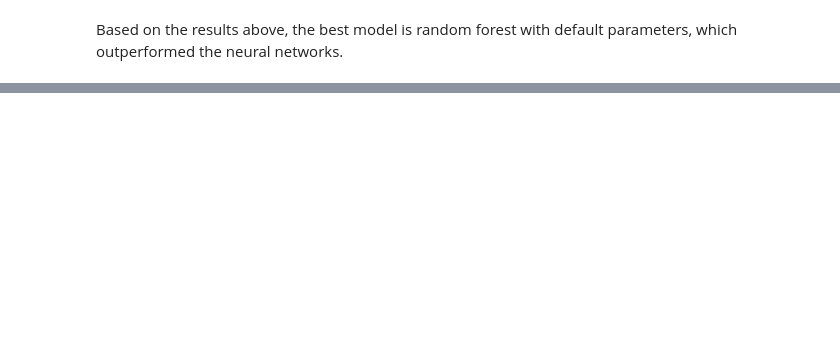
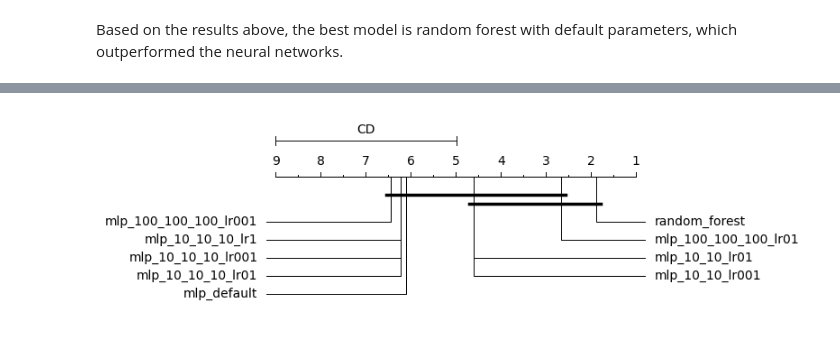
Before and after one commit to yuenherny/kl-house-price-forecasting, a Jupyter notebook: notebooks/Transactions - 07 ML Modelling.ipynb, the cells around one changed output, grey strips where cells are left out. Saved outputs shown, nothing was run; the diff lists cells and outputs as text; code cells hidden in the pictures; blank space fills up the shorter version.

Commit message:
Add statistical tests for ML models

```diff
--- a/notebooks/Transactions - 07 ML Modelling.ipynb
+++ b/notebooks/Transactions - 07 ML Modelling.ipynb
@@ -974,0 +1126,15 @@ df_test_results
+# %%
+test_results = {
+    'random_forest': rf_test_results,
+    'mlp_100_100_100_lr01': mlp_100_100_100_lr01_results,
+    'mlp_10_10_lr01': mlp_10_10_lr01_results,
+    'mlp_100_100_100_lr001': mlp_100_100_100_lr001_results,
+    'mlp_10_10_lr001': mlp_10_10_lr001_results,
+    'mlp_10_10_10_lr01': mlp_10_10_10_lr01_results,
+    'mlp_10_10_10_lr001': mlp_10_10_10_lr001_results,
+    'mlp_10_10_10_lr1': mlp_10_10_10_lr1_results,
+    'mlp_default': mlp_default_results,
+}
+
+df_ml_test_results = pd.DataFrame(test_results).T.reset_index().rename(columns={'index': 'model'})
+df_ml_test_results
@@ -976,0 +1156,7 @@ Based on the results above, the best model is random forest with default paramet
+# %%
+metrics = ['mse', 'rmse', 'mae', 'mape', 'r2', 'me', 'rmsle', 'mpd', 'mgd']
+
+for metric in metrics:
+    df_ml_test_results['rank_' + metric] = df_ml_test_results[metric].rank()
+
+df_ml_test_results
@@ -976,0 +1174,3 @@ Based on the results above, the best model is random forest with default paramet
+# %%
+df_ml_test_results['mean_rank'] = df_ml_test_results[[col for col in df_ml_test_results.columns if 'rank' in col]].mean(axis=1)
+df_ml_test_results
@@ -976,0 +1248,3 @@ Based on the results above, the best model is random forest with default paramet
+# %%
+df_ml_metrics = df_ml_test_results[metrics].T.rename(columns=df_ml_test_results['model']).reset_index(drop=True)
+df_ml_metrics
@@ -976,0 +1262,9 @@ Based on the results above, the best model is random forest with default paramet
+# %%
+from autorank import autorank, plot_stats, create_report
+import matplotlib.pyplot as plt
+
+result = autorank(df_ml_metrics, alpha=0.05, verbose=False, order='ascending')
+plot_stats(result)
+plt.show()
+# %% [output]
+[figure, added]
```
Also changed, not shown: parts of 47 cells of this notebook.
